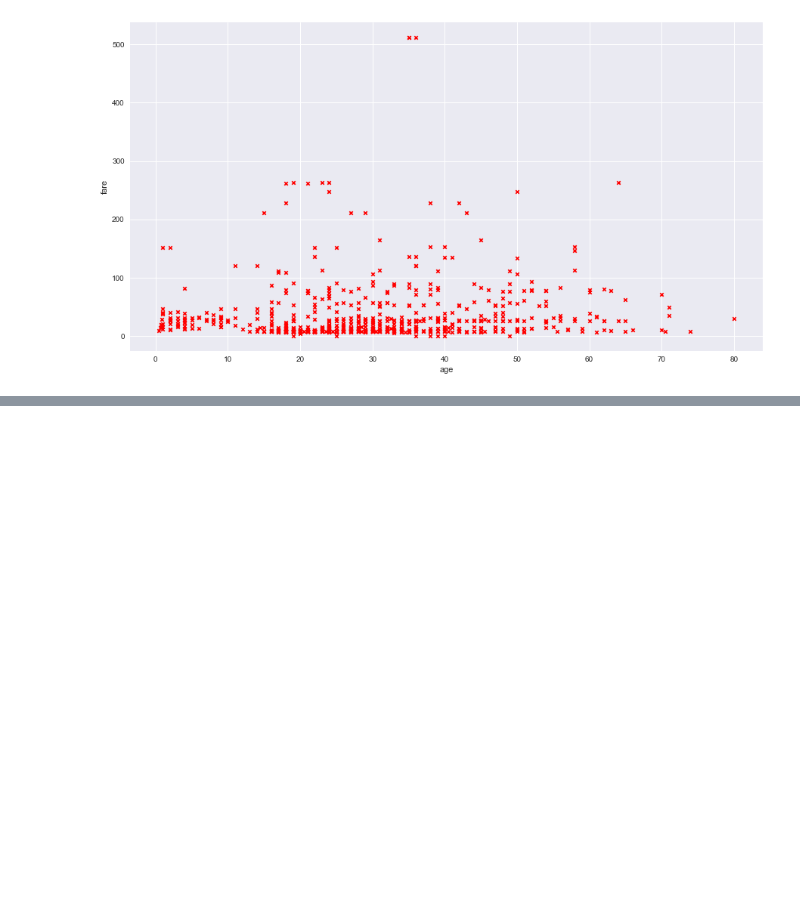
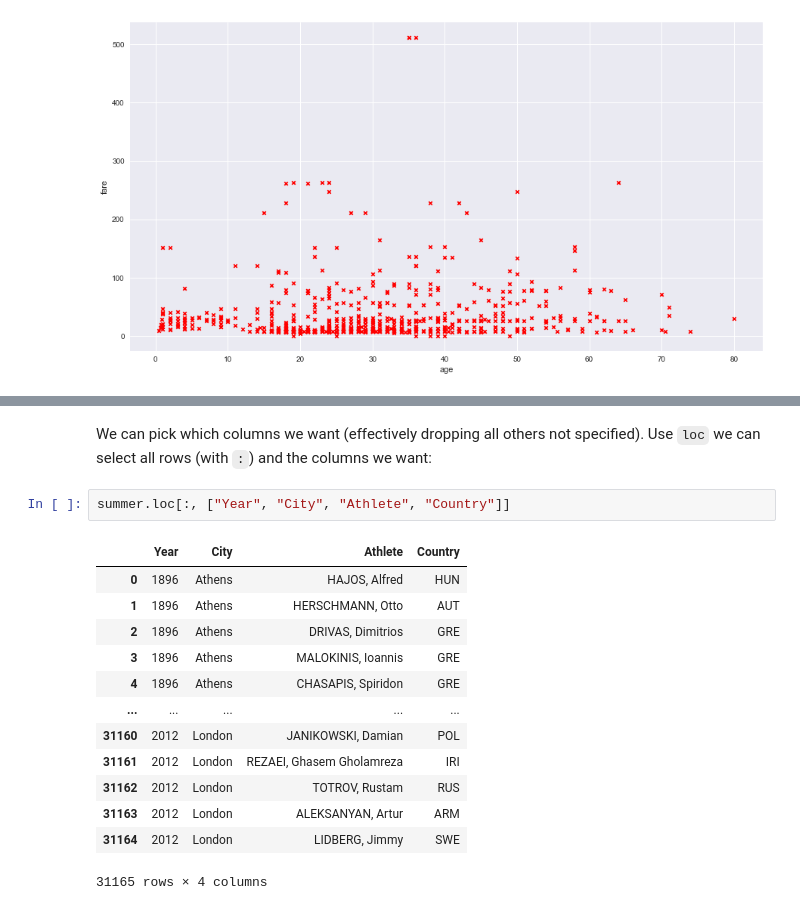
Before and after one commit to davidainslie/binance, a Jupyter notebook: src/numpy-pandas-matplotlib-seaborn.ipynb, the cells around one changed output, grey strips where cells are left out. Drawn from its saved outputs; the diff is of its cells as text; blank space fills up the shorter version.

```diff
--- a/src/numpy-pandas-matplotlib-seaborn.ipynb
+++ b/src/numpy-pandas-matplotlib-seaborn.ipynb
@@ -1639,0 +1676,19 @@ titanic.plot(kind = "scatter", figsize = (15, 8), x = "age", y = "fare", c = "re
+# %% [markdown]
+We can pick which columns we want (effectively dropping all others not specified).
+Use `loc` we can select all rows (with `:`) and the columns we want:
+# %%
+summer.loc[:, ["Year", "City", "Athlete", "Country"]]
+# %% [output]
+|  | Year | City | Athlete | Country |
+| 0 | 1896 | Athens | HAJOS, Alfred | HUN |
+| 1 | 1896 | Athens | HERSCHMANN, Otto | AUT |
+| 2 | 1896 | Athens | DRIVAS, Dimitrios | GRE |
+| 3 | 1896 | Athens | MALOKINIS, Ioannis | GRE |
+| 4 | 1896 | Athens | CHASAPIS, Spiridon | GRE |
+| ... | ... | ... | ... | ... |
+| 31160 | 2012 | London | JANIKOWSKI, Damian | POL |
+| 31161 | 2012 | London | REZAEI, Ghasem Gholamreza | IRI |
+| 31162 | 2012 | London | TOTROV, Rustam | RUS |
+| 31163 | 2012 | London | ALEKSANYAN, Artur | ARM |
+| 31164 | 2012 | London | LIDBERG, Jimmy | SWE |
+31165 rows × 4 columns
```
Also changed, not shown: parts of 15 cells of this notebook, 1 other file.
